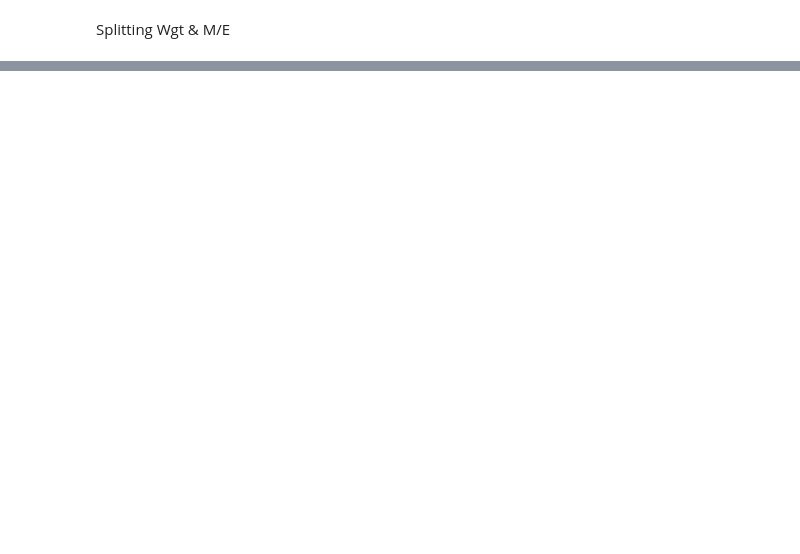
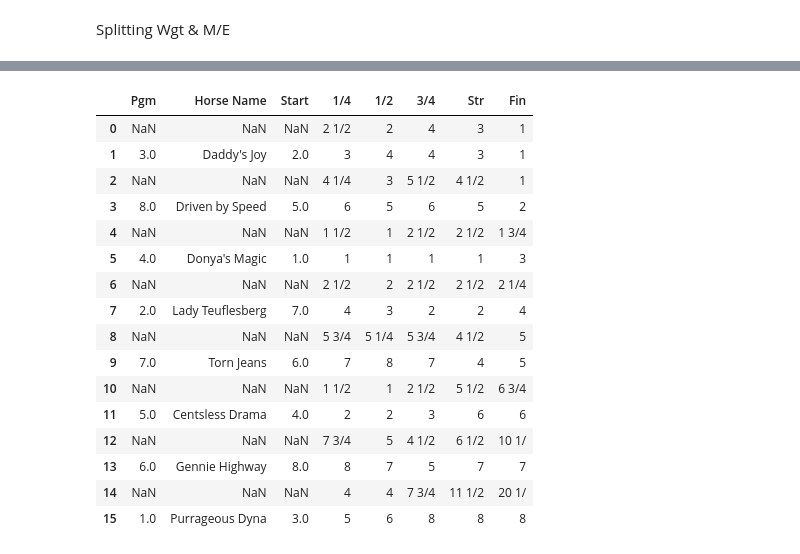
Before and after one commit to Jonhops1595/horse_racing_study, a Jupyter notebook: PDFScanner/tabula_table_parsing.ipynb, the cells around one changed output, grey strips where cells are left out. Drawn from its saved outputs; the diff is of its cells as text; code cells hidden in the pictures; blank space fills up the shorter version.

Commit message:
Able to parse all tables out of pdfs; Tested on a whole pdf

```diff
--- a/PDFScanner/tabula_table_parsing.ipynb
+++ b/PDFScanner/tabula_table_parsing.ipynb
@@ -188,9 +201,3 @@ def extract_to_df(pages: Any):
                                                                      loc_nums[2],
                                                                      loc_nums[3]]
     return text_loc_df
-# %%
-#Extracting pages for table locations
-
-pages = extract_pages("equibaseFile.pdf")
-text_loc_df = extract_to_df(pages)
-text_loc_df
@@ -295,10 +259,0 @@ table_loc_df
-# %%
-test_area = [
-    table_loc_df.iloc[1,2],
-    table_loc_df.iloc[1,3],
-    table_loc_df.iloc[1,4],
-    table_loc_df.iloc[1,5]
-]
-df = tabula.read_pdf("equibaseFile.pdf", pages = 2, area = [test_area])
-df
-bottom_table = df[0]
@@ -356,0 +260,18 @@ Couldn't read a table, moving on from 414.8310000000001 bottom_bound
+# %%
+#End-to-end pdf test
+pdf = "equibaseFile.pdf"
+num_pages = 11
+df_list = []
+#Extract words on position
+pages = extract_pages("equibaseFile.pdf")
+full_text_loc_df = extract_to_df(pages)
+for i in range(1,num_pages): #Get both tables for each page
+    print("Page num: " ,i)
+    text_loc_df = create_text_loc_df(i,full_text_loc_df) #Locations of key text on page
+    table_loc_df = table_location_to_df(i,text_loc_df) #Locations of tables on page
+    top_table = get_table(table_loc_df,1,i) #Getting top table
+    bottom_table = get_table(table_loc_df,2,i) #Getting bottom table
+
+    #Add to list of dfs
+    df_list.append(top_table)
+    df_list.append(bottom_table)
@@ -356,0 +357,20 @@ Couldn't read a table, moving on from 414.8310000000001 bottom_bound
+# %%
+df_list[19]
+# %% [output]
+|  | Pgm | Horse Name | Start | 1/4 | 1/2 | 3/4 | Str | Fin |
+| 0 | NaN | NaN | NaN | 2 1/2 | 2 | 4 | 3 | 1 |
+| 1 | 3.0 | Daddy's Joy | 2.0 | 3 | 4 | 4 | 3 | 1 |
+| 2 | NaN | NaN | NaN | 4 1/4 | 3 | 5 1/2 | 4 1/2 | 1 |
+| 3 | 8.0 | Driven by Speed | 5.0 | 6 | 5 | 6 | 5 | 2 |
+| 4 | NaN | NaN | NaN | 1 1/2 | 1 | 2 1/2 | 2 1/2 | 1 3/4 |
+| 5 | 4.0 | Donya's Magic | 1.0 | 1 | 1 | 1 | 1 | 3 |
+| 6 | NaN | NaN | NaN | 2 1/2 | 2 | 2 1/2 | 2 1/2 | 2 1/4 |
+| 7 | 2.0 | Lady Teuflesberg | 7.0 | 4 | 3 | 2 | 2 | 4 |
+| 8 | NaN | NaN | NaN | 5 3/4 | 5 1/4 | 5 3/4 | 4 1/2 | 5 |
+| 9 | 7.0 | Torn Jeans | 6.0 | 7 | 8 | 7 | 4 | 5 |
+| 10 | NaN | NaN | NaN | 1 1/2 | 1 | 2 1/2 | 5 1/2 | 6 3/4 |
+| 11 | 5.0 | Centsless Drama | 4.0 | 2 | 2 | 3 | 6 | 6 |
+| 12 | NaN | NaN | NaN | 7 3/4 | 5 | 4 1/2 | 6 1/2 | 10 1/ |
+| 13 | 6.0 | Gennie Highway | 8.0 | 8 | 7 | 5 | 7 | 7 |
+| 14 | NaN | NaN | NaN | 4 | 4 | 7 3/4 | 11 1/2 | 20 1/ |
+| 15 | 1.0 | Purrageous Dyna | 3.0 | 5 | 6 | 8 | 8 | 8 |
```
Also changed, not shown: parts of 17 cells of this notebook.
